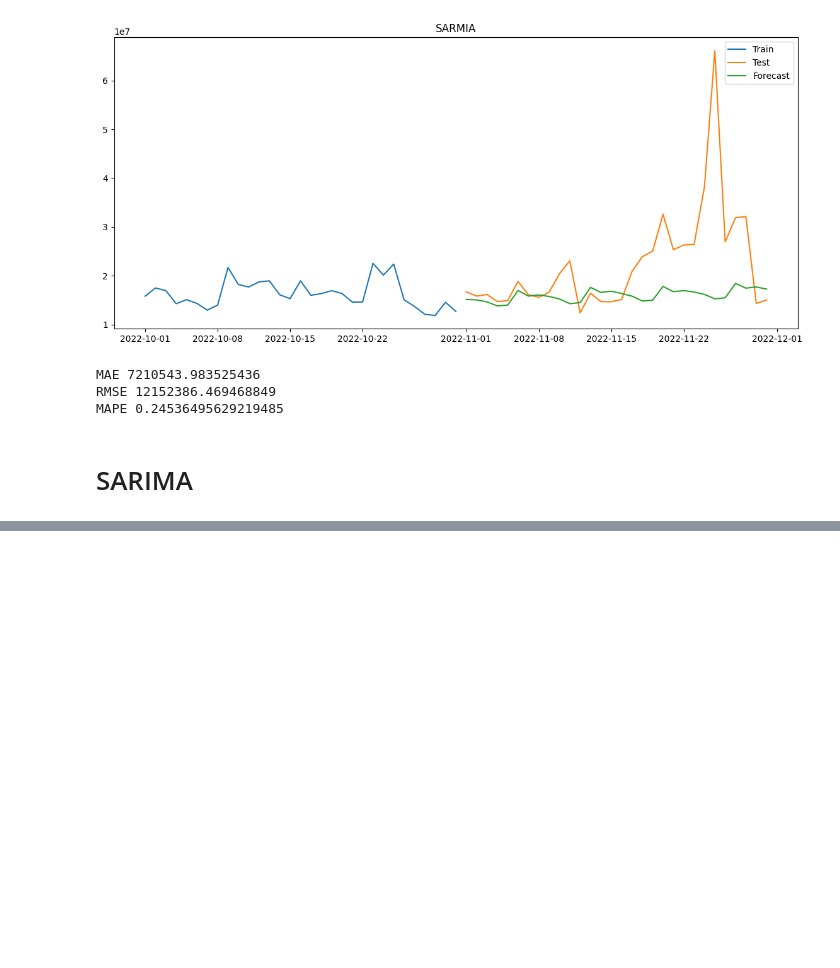
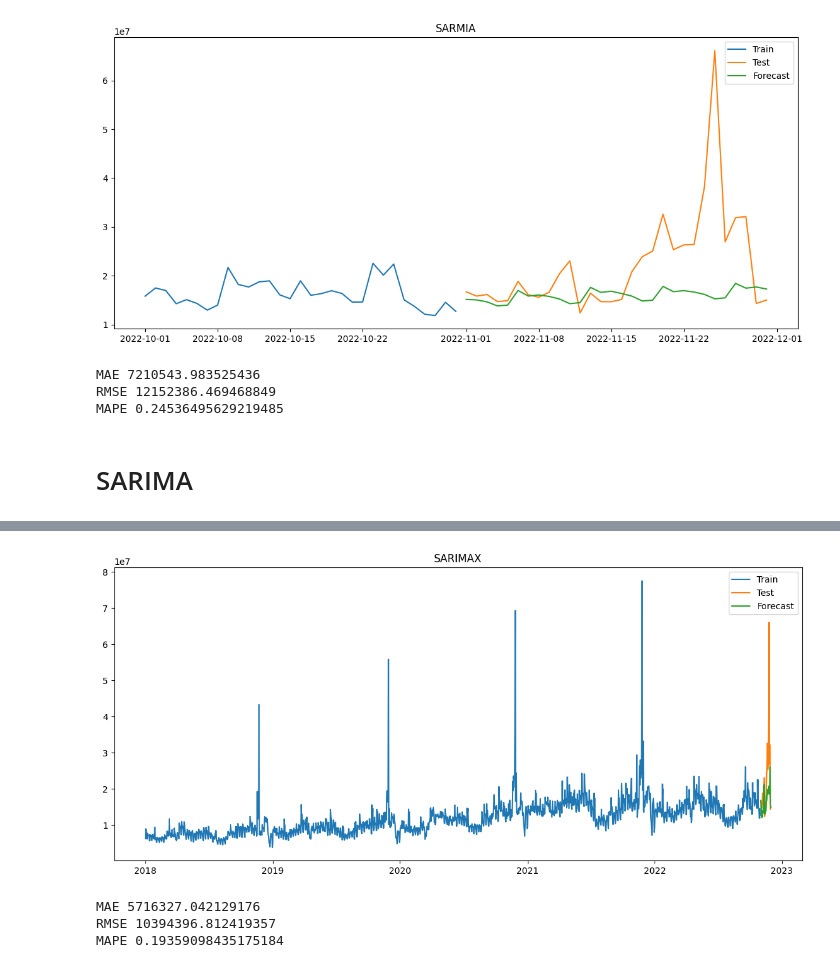
Before and after one commit to anandreddy05/Daily_Revenue_Forecasting, a Jupyter notebook: notebooks/models.ipynb, the cells around one changed output, grey strips where cells are left out. Saved outputs shown, nothing was run; the diff lists cells and outputs as text; code cells hidden in the pictures; blank space fills up the shorter version.

Commit message:
SARIMAX

```diff
--- a/notebooks/models.ipynb
+++ b/notebooks/models.ipynb
@@ -181,0 +211,4 @@ MAPE 0.24536495629219485
+# %%
+periods = 30
+exog_train = df.iloc[:-periods,1:3]
+exog_test = df.iloc[-periods:,1:3]
@@ -181,0 +235,3 @@ MAPE 0.24536495629219485
+# %%
+exog_train.index = pd.to_datetime(train.index)
+exog_test.index = pd.to_datetime(test.index)
@@ -181,0 +250,5 @@ MAPE 0.24536495629219485
+# %%
+model_sarimax = auto_arima(train['y'],m=7,X=exog_train)
+# %%
+predictions_sarimax = model_sarimax.predict(n_periods = len(test),X = exog_test)
+predictions_sarimax
@@ -181,0 +273,7 @@ MAPE 0.24536495629219485
+# %%
+model_assessment(train['y'],test['y'],predictions_sarimax,"SARIMAX","model_pred_sarimax")
+# %% [output]
+[figure, added]
+MAE 5716327.042129176
+RMSE 10394396.812419357
+MAPE 0.19359098435175184
```
Also changed, not shown: parts of 9 cells of this notebook.
